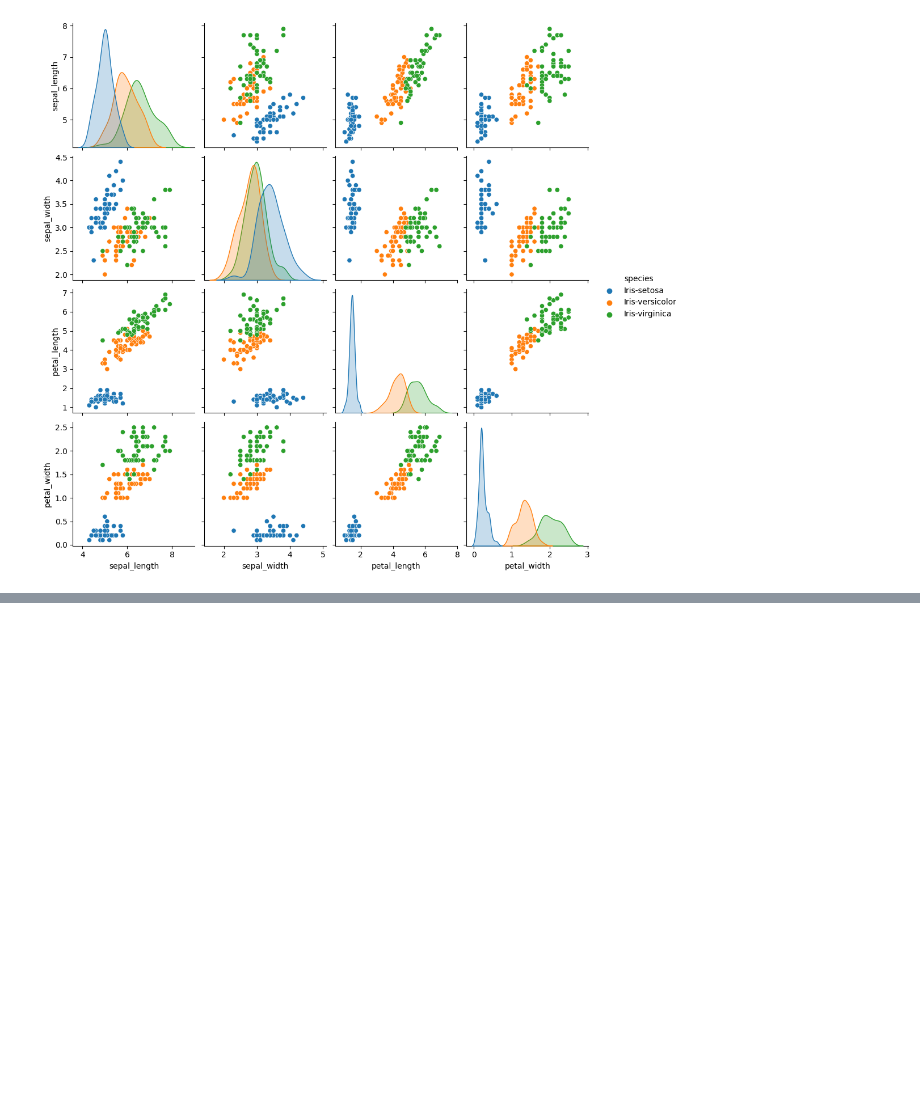
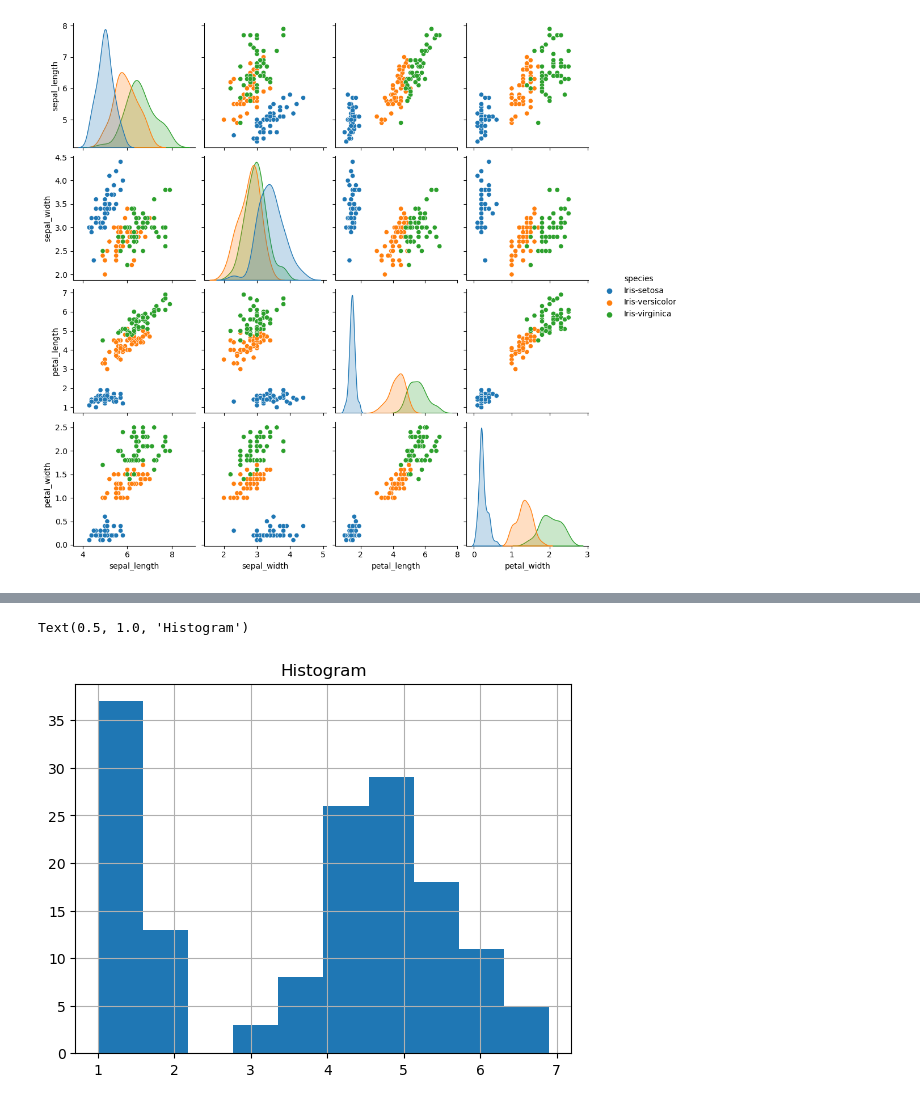
Before and after one commit to pranayguptag/CodSoft.2, a Jupyter notebook: Task.2/IRIS FLOWER CLASSIFICATION.ipynb, the cells around one changed output, grey strips where cells are left out. Saved outputs shown, nothing was run; the diff lists cells and outputs as text; code cells hidden in the pictures; blank space fills up the shorter version.

```diff
--- a/Task.2/IRIS FLOWER CLASSIFICATION.ipynb
+++ b/Task.2/IRIS FLOWER CLASSIFICATION.ipynb
@@ -131,0 +143,6 @@ sns.pairplot(iris,hue = "species")
+# %%
+iris['petal_length'].hist()
+plt.title('Histogram')
+# %% [output]
+Text(0.5, 1.0, 'Histogram')
+[figure, added]
```
Also changed, not shown: parts of 25 cells of this notebook.
